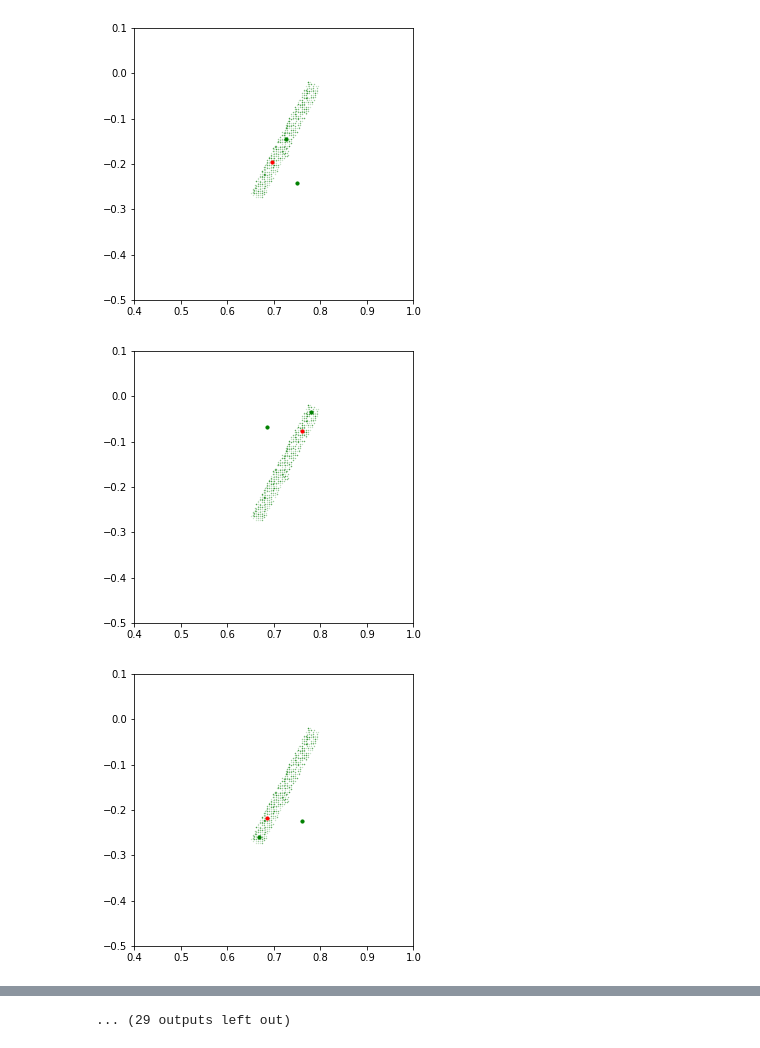
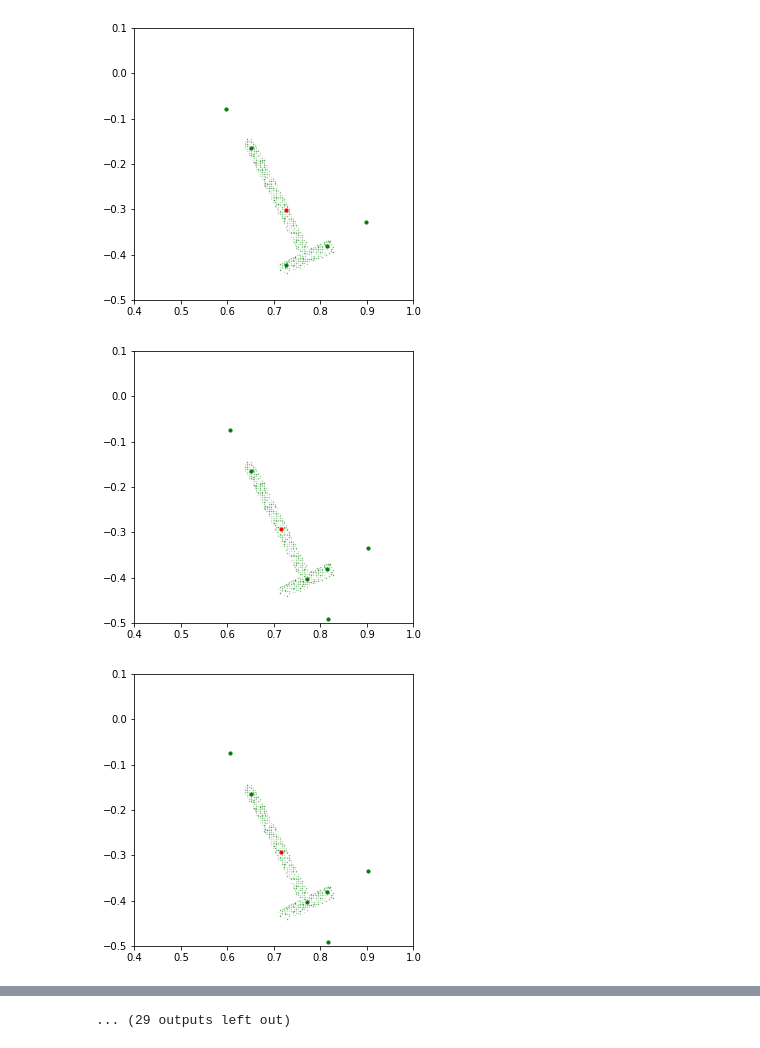
Before and after one commit to StanfordVL/keto, a Jupyter notebook: robovat/math/test_keypoints.ipynb, the cells around one changed output, grey strips where cells are left out. Cells and saved outputs as stored; diff of their text form; code cells hidden in the pictures.

```diff
--- a/robovat/math/test_keypoints.ipynb
+++ b/robovat/math/test_keypoints.ipynb
@@ -70,9 +85,9 @@ def pull_keypoints_heuristic(point_cloud,
 # %%
-point_cloud = np.load(open('../../episodes/push_point_cloud/point_cloud/849207_000011.npy', 'rb'))
+point_cloud = np.load(open('../../episodes/combine_point_cloud/point_cloud/417938_000000.npy', 'rb'))
 # %%
 start = time.time()
 for _ in range(40):
-    pull_keypoints_heuristic(point_cloud)
+    combine_keypoints_heuristic(point_cloud)
 
 end = time.time()
 print((end-start)/40)
@@ -81,3 +96,3 @@ print((end-start)/40)
-[figure, old version]
+[figure, new version]
-[figure, old version]
+[figure, new version]
-[figure, old version]
+[figure, new version]
```
Also changed, not shown: parts of 3 cells of this notebook, 56 other files.
